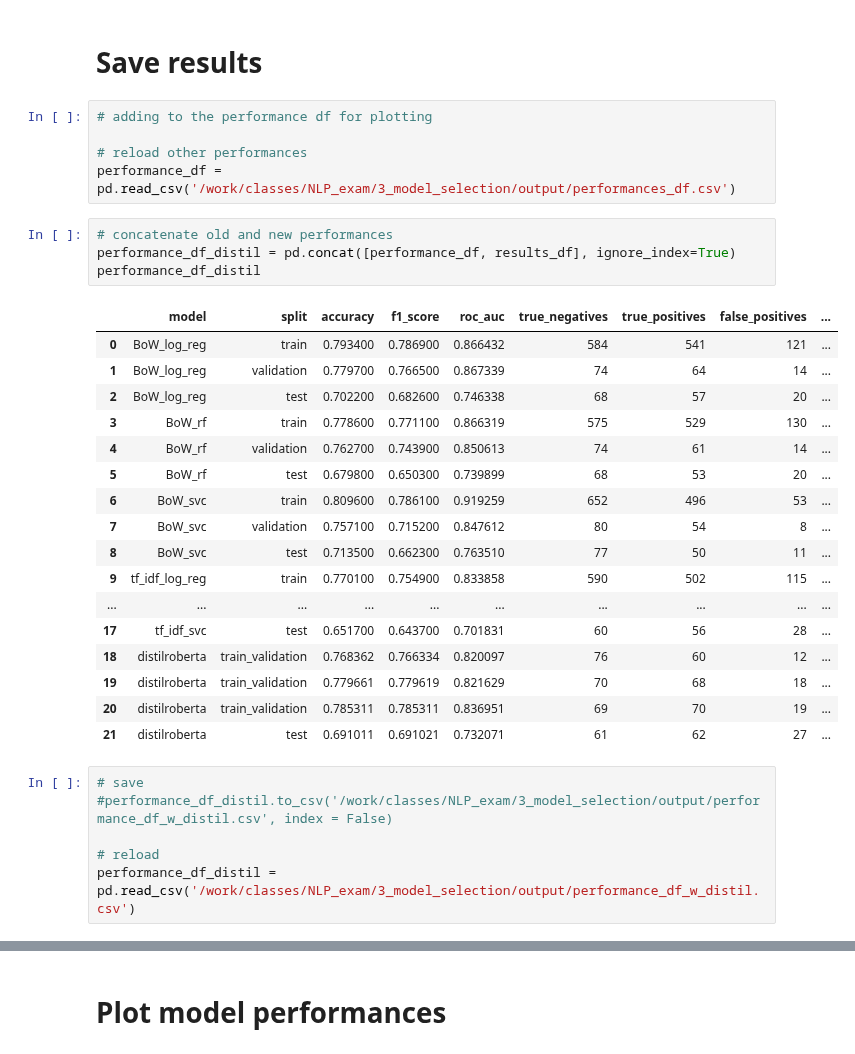
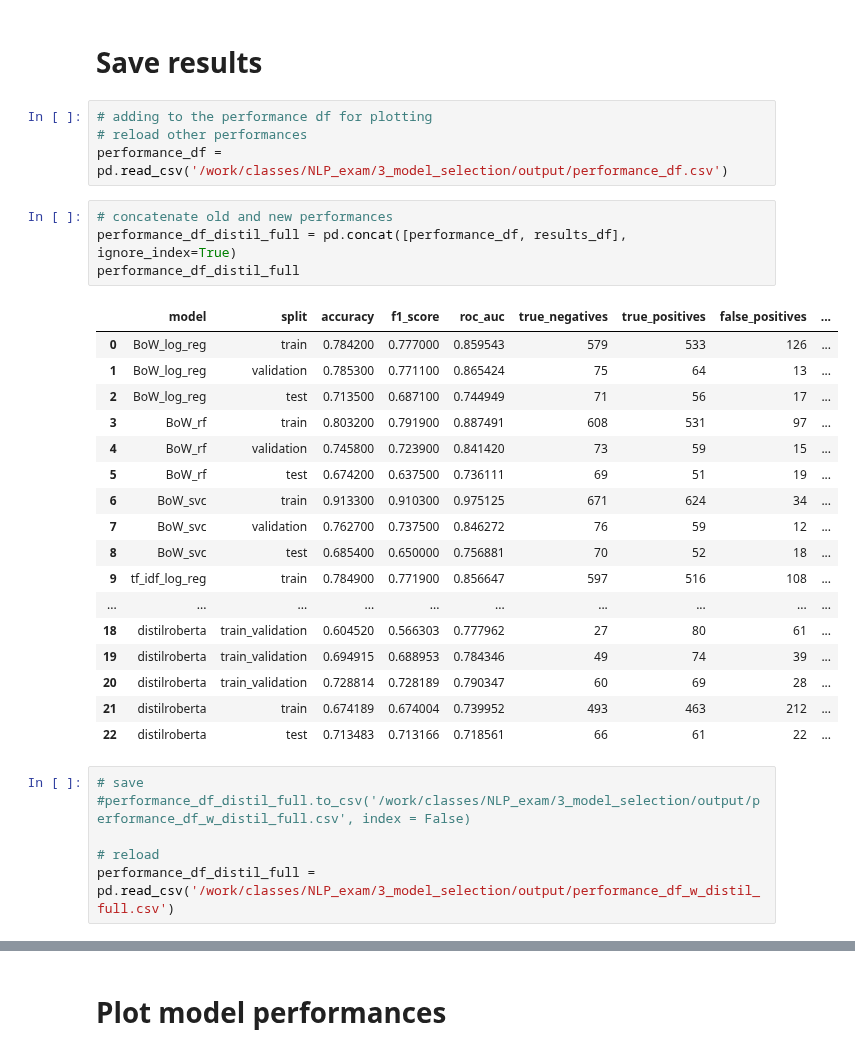
Before and after one commit to sigridbom/NLP_exam, a Jupyter notebook: 3_model_selection/DistilRoBERTa.ipynb, the cells around one changed output, grey strips where cells are left out. Saved outputs shown, nothing was run; the diff lists cells and outputs as text.

```diff
--- a/3_model_selection/DistilRoBERTa.ipynb
+++ b/3_model_selection/DistilRoBERTa.ipynb
@@ -168,34 +184,33 @@ Test Results After Training:
 # Save results
 # %%
 # adding to the performance df for plotting
-
 # reload other performances
-performance_df = pd.read_csv('/work/classes/NLP_exam/3_model_selection/output/performances_df.csv')
+performance_df = pd.read_csv('/work/classes/NLP_exam/3_model_selection/output/performance_df.csv')
 # %%
 # concatenate old and new performances
-performance_df_distil = pd.concat([performance_df, results_df], ignore_index=True)
-performance_df_distil
+performance_df_distil_full = pd.concat([performance_df, results_df], ignore_index=True)
+performance_df_distil_full
 # %% [output]
 |  | model | split | accuracy | f1_score | roc_auc | true_negatives | true_positives | false_positives | ... |
-| 0 | BoW_log_reg | train | 0.793400 | 0.786900 | 0.866432 | 584 | 541 | 121 | ... |
-| 1 | BoW_log_reg | validation | 0.779700 | 0.766500 | 0.867339 | 74 | 64 | 14 | ... |
-| 2 | BoW_log_reg | test | 0.702200 | 0.682600 | 0.746338 | 68 | 57 | 20 | ... |
-| 3 | BoW_rf | train | 0.778600 | 0.771100 | 0.866319 | 575 | 529 | 130 | ... |
-| 4 | BoW_rf | validation | 0.762700 | 0.743900 | 0.850613 | 74 | 61 | 14 | ... |
-| 5 | BoW_rf | test | 0.679800 | 0.650300 | 0.739899 | 68 | 53 | 20 | ... |
-| 6 | BoW_svc | train | 0.809600 | 0.786100 | 0.919259 | 652 | 496 | 53 | ... |
-| 7 | BoW_svc | validation | 0.757100 | 0.715200 | 0.847612 | 80 | 54 | 8 | ... |
-| 8 | BoW_svc | test | 0.713500 | 0.662300 | 0.763510 | 77 | 50 | 11 | ... |
-| 9 | tf_idf_log_reg | train | 0.770100 | 0.754900 | 0.833858 | 590 | 502 | 115 | ... |
+| 0 | BoW_log_reg | train | 0.784200 | 0.777000 | 0.859543 | 579 | 533 | 126 | ... |
+| 1 | BoW_log_reg | validation | 0.785300 | 0.771100 | 0.865424 | 75 | 64 | 13 | ... |
+| 2 | BoW_log_reg | test | 0.713500 | 0.687100 | 0.744949 | 71 | 56 | 17 | ... |
+| 3 | BoW_rf | train | 0.803200 | 0.791900 | 0.887491 | 608 | 531 | 97 | ... |
+| 4 | BoW_rf | validation | 0.745800 | 0.723900 | 0.841420 | 73 | 59 | 15 | ... |
+| 5 | BoW_rf | test | 0.674200 | 0.637500 | 0.736111 | 69 | 51 | 19 | ... |
+| 6 | BoW_svc | train | 0.913300 | 0.910300 | 0.975125 | 671 | 624 | 34 | ... |
+| 7 | BoW_svc | validation | 0.762700 | 0.737500 | 0.846272 | 76 | 59 | 12 | ... |
+| 8 | BoW_svc | test | 0.685400 | 0.650000 | 0.756881 | 70 | 52 | 18 | ... |
+| 9 | tf_idf_log_reg | train | 0.784900 | 0.771900 | 0.856647 | 597 | 516 | 108 | ... |
 | ... | ... | ... | ... | ... | ... | ... | ... | ... | ... |
-| 17 | tf_idf_svc | test | 0.651700 | 0.643700 | 0.701831 | 60 | 56 | 28 | ... |
-| 18 | distilroberta | train_validation | 0.768362 | 0.766334 | 0.820097 | 76 | 60 | 12 | ... |
-| 19 | distilroberta | train_validation | 0.779661 | 0.779619 | 0.821629 | 70 | 68 | 18 | ... |
-| 20 | distilroberta | train_validation | 0.785311 | 0.785311 | 0.836951 | 69 | 70 | 19 | ... |
-| 21 | distilroberta | test | 0.691011 | 0.691021 | 0.732071 | 61 | 62 | 27 | ... |
+| 18 | distilroberta | train_validation | 0.604520 | 0.566303 | 0.777962 | 27 | 80 | 61 | ... |
+| 19 | distilroberta | train_validation | 0.694915 | 0.688953 | 0.784346 | 49 | 74 | 39 | ... |
+| 20 | distilroberta | train_validation | 0.728814 | 0.728189 | 0.790347 | 60 | 69 | 28 | ... |
+| 21 | distilroberta | train | 0.674189 | 0.674004 | 0.739952 | 493 | 463 | 212 | ... |
+| 22 | distilroberta | test | 0.713483 | 0.713166 | 0.718561 | 66 | 61 | 22 | ... |
 # %%
 # save
-#performance_df_distil.to_csv('/work/classes/NLP_exam/3_model_selection/output/performance_df_w_distil.csv', index = False)
+#performance_df_distil_full.to_csv('/work/classes/NLP_exam/3_model_selection/output/performance_df_w_distil_full.csv', index = False)
 
 # reload
-performance_df_distil = pd.read_csv('/work/classes/NLP_exam/3_model_selection/output/performance_df_w_distil.csv')
+performance_df_distil_full = pd.read_csv('/work/classes/NLP_exam/3_model_selection/output/performance_df_w_distil_full.csv')
```
Also changed, not shown: parts of 12 cells of this notebook, 7 other files.
